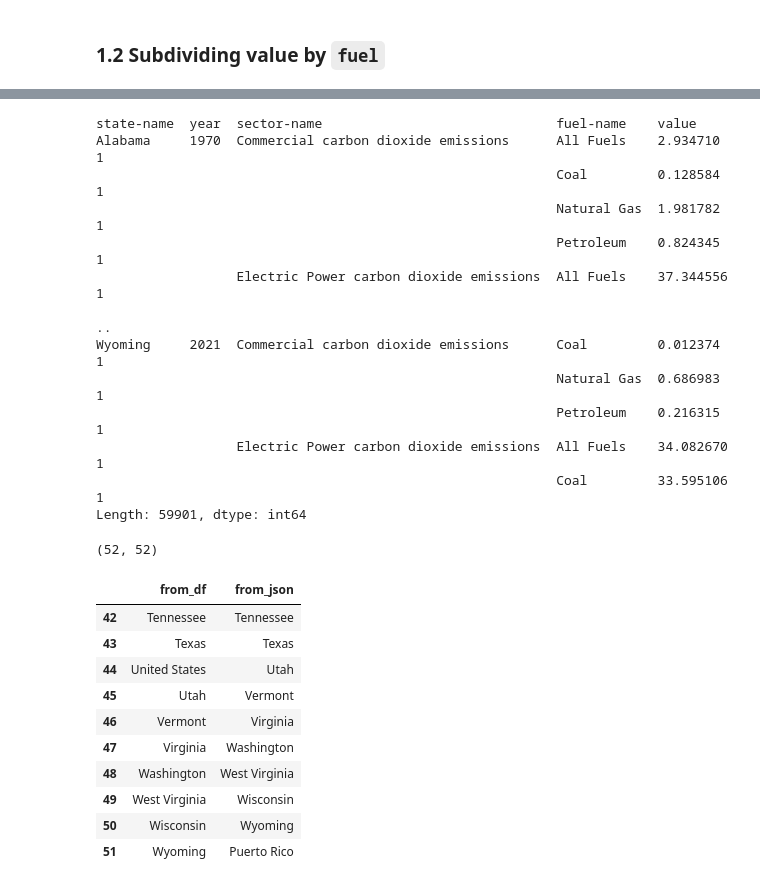
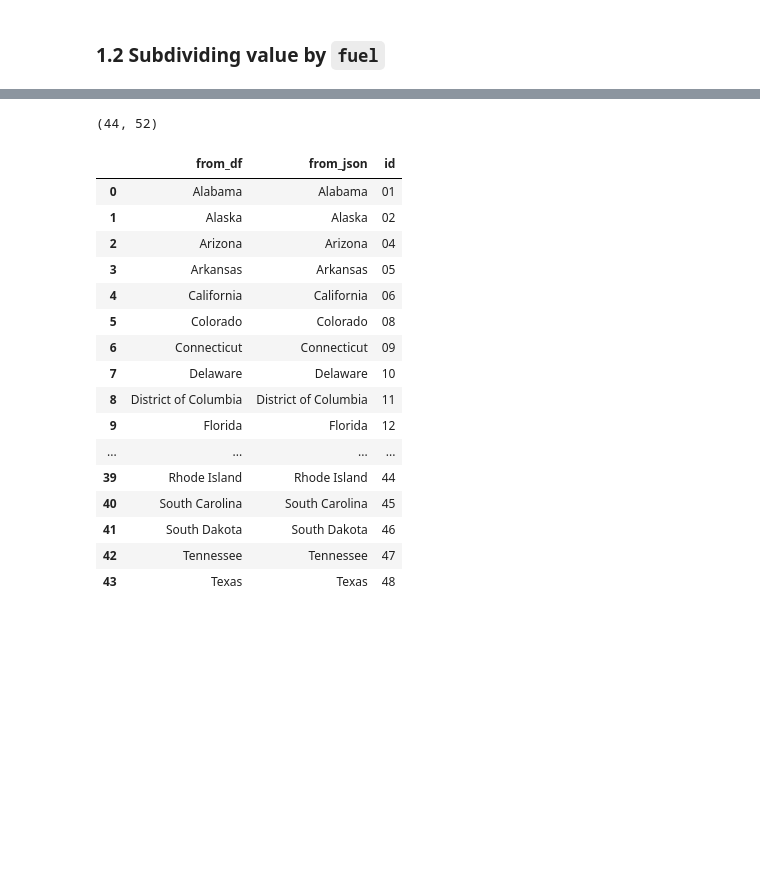
Before and after one commit to marlon-cooh/sklearn, a Jupyter notebook: emissions.ipynb, the cells around one changed output, grey strips where cells are left out. Cells and saved outputs as stored; diff of their text form; code cells hidden in the pictures; blank space fills up the shorter version.

```diff
--- a/emissions.ipynb
+++ b/emissions.ipynb
@@ -35,6 +36,12 @@ emissions.tail()
 | 59898 | 2021 | Wyoming | Residential carbon dioxide emissions | Natural Gas | 0.717777 |
 | 59899 | 2021 | Wyoming | Residential carbon dioxide emissions | Petroleum | 0.220212 |
 | 59900 | 2021 | Wyoming | Total carbon dioxide emissions fr... | Petroleum | 10.198574 |
+# %%
+emissions.rename(columns={
+    'sector-name' : 'sector_name',
+    'fuel-name' : 'fuel_name',
+    'state-name' : 'state_name'
+}, inplace=True)
 # %%
 print(emissions.size, emissions.shape)
 # %% [output]
@@ -175,50 +184,40 @@ plt.show()
-# %%
-emissions.groupby(
-    by=['state-name', 'year'],
-    axis=0,
-    dropna=False).value_counts()
-# %% [output]
-state-name  year  sector-name                              fuel-name    value
-Alabama     1970  Commercial carbon dioxide emissions      All Fuels    2.934710     1
-                                                           Coal         0.128584     1
-                                                           Natural Gas  1.981782     1
-                                                           Petroleum    0.824345     1
-                  Electric Power carbon dioxide emissions  All Fuels    37.344556    1
-                                                                                    ..
-Wyoming     2021  Commercial carbon dioxide emissions      Coal         0.012374     1
-                                                           Natural Gas  0.686983     1
-                                                           Petroleum    0.216315     1
-                  Electric Power carbon dioxide emissions  All Fuels    34.082670    1
-                                                           Coal         33.595106    1
-Length: 59901, dtype: int64
 # %%
 # Loading JSON from US states.
 with open('./us_states.json', 'r') as us:
     states = json.load(us)
 
 states_json = []
+states_id = []
 for state in range(len(states['features'])):
     states_json.append(states['features'][state]['properties']['name'])
+    states_id.append(states['features'][state]['id'])
 # %%
-len(states_json), len(emissions['state-name'].value_counts().keys().tolist())
+len(states_json), len(emissions['state_name'].value_counts().keys().tolist())
 # %% [output]
-(52, 52)
+(44, 52)
 # %%
-pd.DataFrame(
+usa = pd.DataFrame(
     {
-    "from_df" : emissions['state-name'].unique().tolist(),
-    "from_json" : states_json
+    "from_df" : emissions['state_name'].unique().tolist()[:44],
+    "from_json" : states_json,
+    "id" : states_id
     }
-).tail(10) # From Utah in json, values are not matching.
+)# From Utah in json, values are not matching.
 # %% [output]
-|  | from_df | from_json |
-| 42 | Tennessee | Tennessee |
-| 43 | Texas | Texas |
-| 44 | United States | Utah |
-| 45 | Utah | Vermont |
-| 46 | Vermont | Virginia |
-| 47 | Virginia | Washington |
-| 48 | Washington | West Virginia |
-| 49 | West Virginia | Wisconsin |
-| 50 | Wisconsin | Wyoming |
-| 51 | Wyoming | Puerto Rico |
+|  | from_df | from_json | id |
+| 0 | Alabama | Alabama | 01 |
+| 1 | Alaska | Alaska | 02 |
+| 2 | Arizona | Arizona | 04 |
+| 3 | Arkansas | Arkansas | 05 |
+| 4 | California | California | 06 |
+| 5 | Colorado | Colorado | 08 |
+| 6 | Connecticut | Connecticut | 09 |
+| 7 | Delaware | Delaware | 10 |
+| 8 | District of Columbia | District of Columbia | 11 |
+| 9 | Florida | Florida | 12 |
+| ... | ... | ... | ... |
+| 39 | Rhode Island | Rhode Island | 44 |
+| 40 | South Carolina | South Carolina | 45 |
+| 41 | South Dakota | South Dakota | 46 |
+| 42 | Tennessee | Tennessee | 47 |
+| 43 | Texas | Texas | 48 |
```
Also changed, not shown: parts of 14 cells of this notebook.
